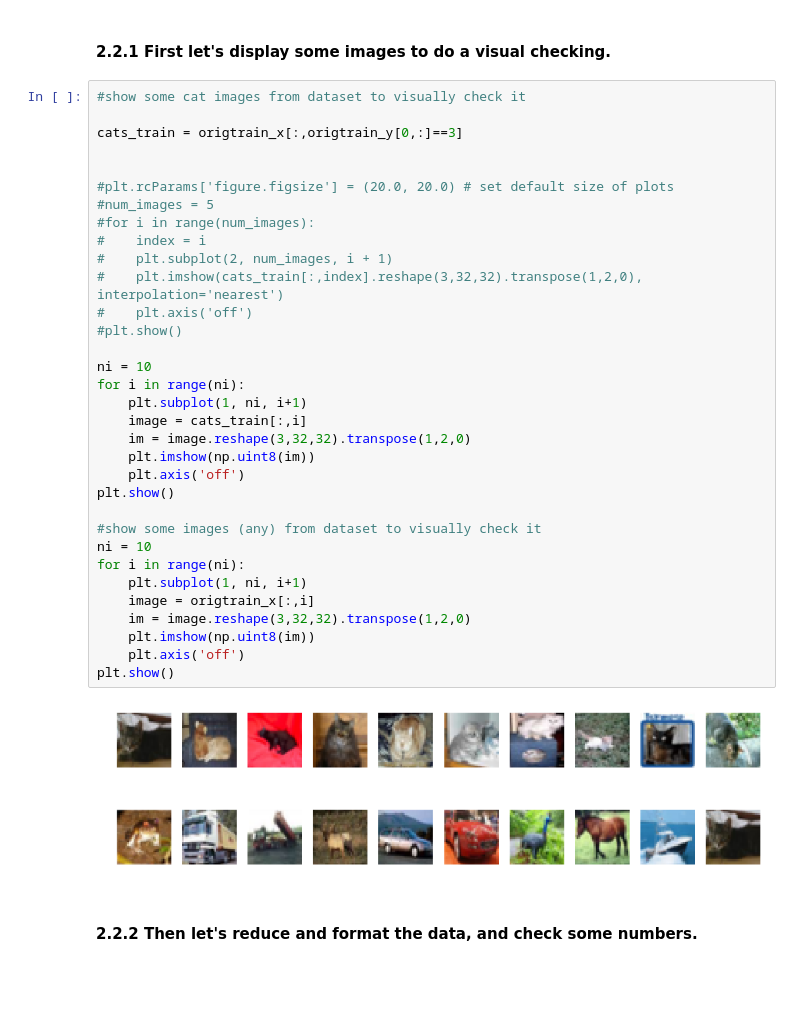
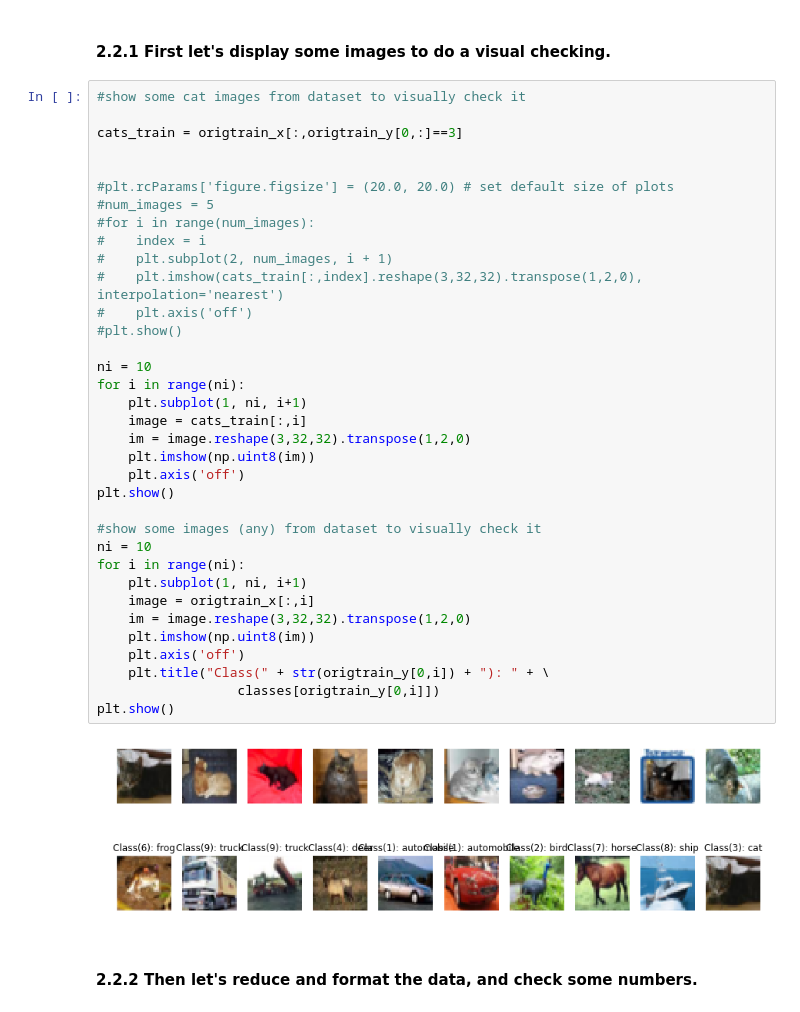
Before and after one commit to duodecimo/duodecimoMachineLearning, a Jupyter notebook: duodecimoMachineLearningCodes/python/deepLearning/duoDeepLearningL_LayerNN.ipynb, the cells around one changed output. Drawn from its saved outputs; the diff is of its cells as text; blank space fills up the shorter version.

```diff
--- a/duodecimoMachineLearningCodes/python/deepLearning/duoDeepLearningL_LayerNN.ipynb
+++ b/duodecimoMachineLearningCodes/python/deepLearning/duoDeepLearningL_LayerNN.ipynb
@@ -49,34 +49,36 @@ cats_train = origtrain_x[:,origtrain_y[0,:]==3]
 
 #plt.rcParams['figure.figsize'] = (20.0, 20.0) # set default size of plots
 #num_images = 5
 #for i in range(num_images):
 #    index = i
 #    plt.subplot(2, num_images, i + 1)
 #    plt.imshow(cats_train[:,index].reshape(3,32,32).transpose(1,2,0), interpolation='nearest')
 #    plt.axis('off')
 #plt.show()
 
 ni = 10
 for i in range(ni):
     plt.subplot(1, ni, i+1)
     image = cats_train[:,i]
     im = image.reshape(3,32,32).transpose(1,2,0)
     plt.imshow(np.uint8(im))
     plt.axis('off')
 plt.show()
 
 #show some images (any) from dataset to visually check it
 ni = 10
 for i in range(ni):
     plt.subplot(1, ni, i+1)
     image = origtrain_x[:,i]
     im = image.reshape(3,32,32).transpose(1,2,0)
     plt.imshow(np.uint8(im))
     plt.axis('off')
+    plt.title("Class(" + str(origtrain_y[0,i]) + "): " + \
+                  classes[origtrain_y[0,i]])
 plt.show()
 # %% [output]
 [figure]
-[figure, old version]
+[figure, new version]
 # %% [markdown]
 #### 2.2.2 Then let's reduce and format the data, and check some numbers.
 # %%
```
Also changed, not shown: parts of 11 cells of this notebook.
